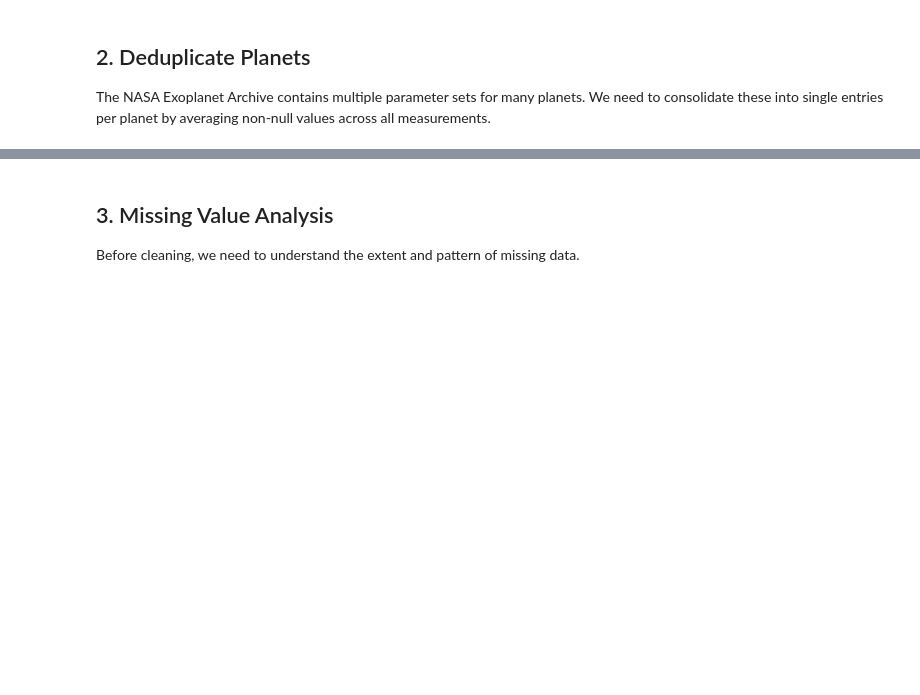
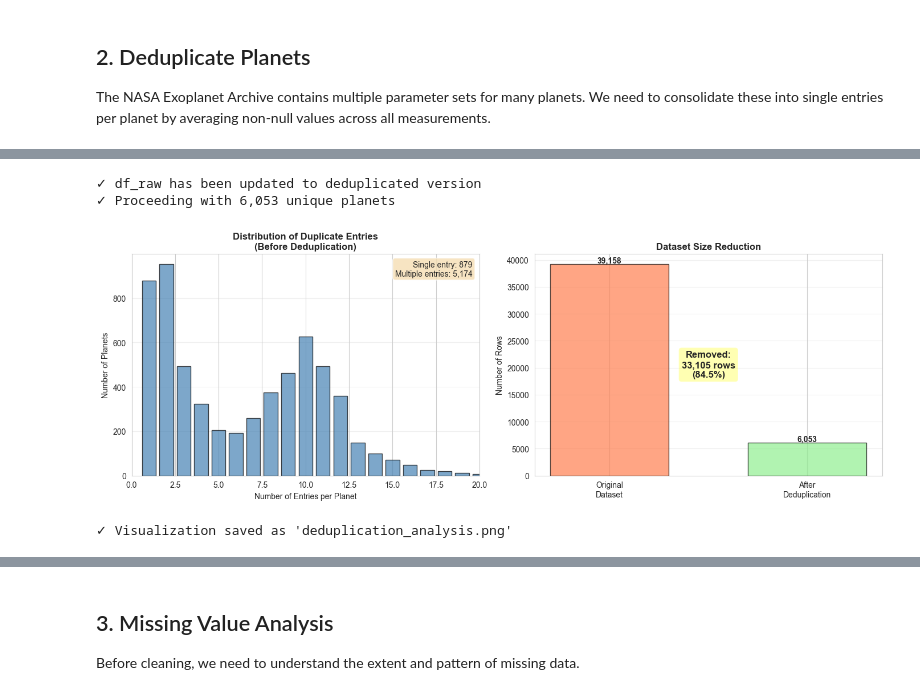
Before and after one commit to nicofaragodumsch/COS482_Final, a Jupyter notebook: 02_data_cleaning.ipynb, the cells around one changed output, grey strips where cells are left out. Cells and saved outputs as stored; diff of their text form; code cells hidden in the pictures; blank space fills up the shorter version.

```diff
--- a/02_data_cleaning.ipynb
+++ b/02_data_cleaning.ipynb
@@ -113,0 +281,65 @@ non-null values across all measurements.
+# %%
+# IMPORTANT: Replace df_raw with deduplicated version for all subsequent analysis
+df_raw = df_raw_dedup.copy()
+
+print("\n✓ df_raw has been updated to deduplicated version")
+print(f"✓ Proceeding with {len(df_raw):,} unique planets\n")
+
+# Visualize impact of deduplication
+fig, axes = plt.subplots(1, 2, figsize=(14, 5))
+
+# Show distribution of duplicate counts
+ax1 = axes[0]
+duplicate_distribution = duplicate_counts.value_counts().sort_index()
+ax1.bar(duplicate_distribution.index, duplicate_distribution.values,
+        color='steelblue', edgecolor='black', alpha=0.7)
+ax1.set_xlabel('Number of Entries per Planet')
+ax1.set_ylabel('Number of Planets')
+ax1.set_title('Distribution of Duplicate Entries\n(Before Deduplication)',
+              fontweight='bold')
+ax1.grid(alpha=0.3, axis='y')
+ax1.set_xlim(0, min(20, duplicate_distribution.index.max() + 1))
+
+# Add statistics text
+total_singles = (duplicate_counts == 1).sum()
+total_multiples = (duplicate_counts > 1).sum()
+stats_text = f'Single entry: {total_singles:,}\nMultiple entries: {total_multiples:,}'
+ax1.text(0.98, 0.97, stats_text,
+         transform=ax1.transAxes, ha='right', va='top',
+         bbox=dict(boxstyle='round', facecolor='wheat', alpha=0.8))
+
+# Show comparison of dataset sizes
+ax2 = axes[1]
+categories = ['Original\nDataset', 'After\nDeduplication']
+values = [n_total_rows, n_unique_planets]
+bars = ax2.bar(categories, values, color=['coral', 'lightgreen'],
+               edgecolor='black', alpha=0.7, width=0.6)
+ax2.set_ylabel('Number of Rows')
+ax2.set_title('Dataset Size Reduction', fontweight='bold')
+ax2.grid(alpha=0.3, axis='y')
+
+# Add value labels on bars
+for bar, val in zip(bars, values):
+    height = bar.get_height()
+    ax2.text(bar.get_x() + bar.get_width()/2., height,
+            f'{val:,}',
+            ha='center', va='bottom', fontweight='bold')
+
+# Add reduction percentage
+reduction = n_total_rows - n_unique_planets
+reduction_pct = (reduction / n_total_rows * 100)
+ax2.text(0.5, 0.5, f'Removed:\n{reduction:,} rows\n({reduction_pct:.1f}%)',
+         transform=ax2.transAxes, ha='center', va='center',
+         bbox=dict(boxstyle='round', facecolor='yellow', alpha=0.3),
+         fontsize=12, fontweight='bold')
+
+plt.tight_layout()
+plt.savefig('deduplication_analysis.png', dpi=300, bbox_inches='tight')
+plt.show()
+
+print("✓ Visualization saved as 'deduplication_analysis.png'")
+# %% [output]
+✓ df_raw has been updated to deduplicated version
+✓ Proceeding with 6,053 unique planets
+[figure, added]
+✓ Visualization saved as 'deduplication_analysis.png'
```
Also changed, not shown: parts of 21 cells of this notebook.
